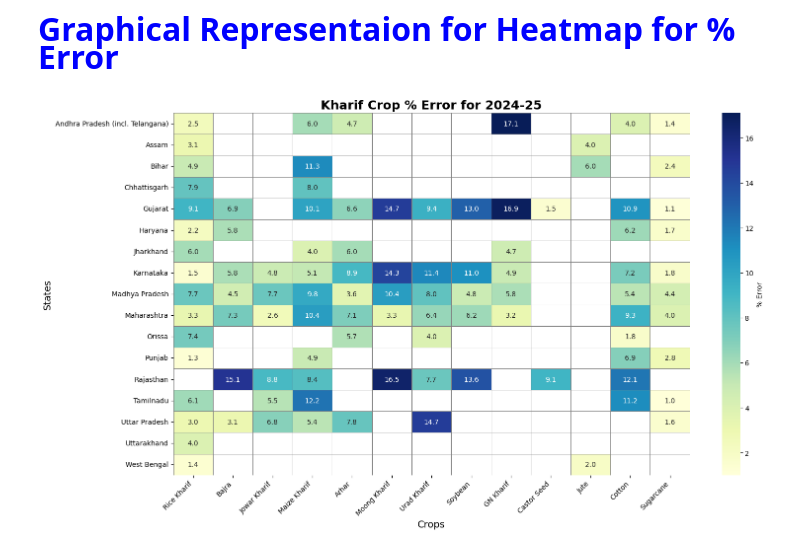
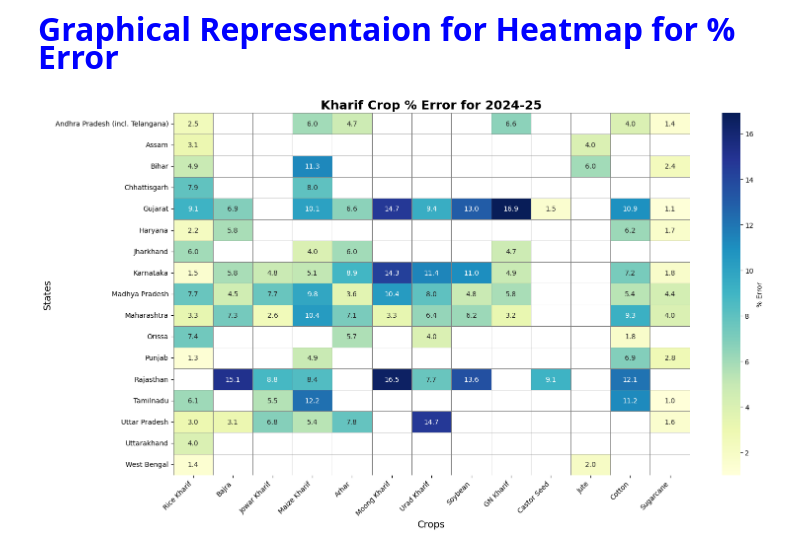
Before and after one commit to RajeshworM/Yield_Modelling_Automation, a Jupyter notebook: Heatmap.ipynb, the cells around one changed output. Drawn from its saved outputs; the diff is of its cells as text; code cells hidden in the pictures.

```diff
--- a/Heatmap.ipynb
+++ b/Heatmap.ipynb
@@ -18,32 +18,32 @@ data = {
     "Rice Kharif": [2.5, 3.1, 4.9, 7.9, 9.1, 2.2, 6, 1.5, 7.7, 3.3, 7.4, 1.3, np.nan, 6.1, 3, 4, 1.4],
     "Bajra": [np.nan, np.nan, np.nan, np.nan, 6.9, 5.8, np.nan, 5.8, 4.5, 7.3, np.nan, np.nan, 15.1, np.nan, 3.1, np.nan, np.nan],
     "Jowar Kharif": [np.nan, np.nan, np.nan, np.nan, np.nan, np.nan, np.nan, 4.8, 7.7, 2.6, np.nan, np.nan, 8.8, 5.5, 6.8, np.nan, np.nan],
     "Maize Kharif": [6, np.nan, 11.3, 8, 10.1, np.nan, 4, 5.1, 9.8, 10.4, np.nan, 4.9, 8.4, 12.2, 5.4, np.nan, np.nan],
     "Arhar": [4.7, np.nan, np.nan, np.nan, 6.6, np.nan, 6, 8.9, 3.6, 7.1, 5.7, np.nan, np.nan, np.nan, 7.8, np.nan, np.nan],
     "Moong Kharif": [np.nan, np.nan, np.nan, np.nan, 14.7, np.nan, np.nan, 14.3, 10.4, 3.3, np.nan, np.nan, 16.5, np.nan, np.nan, np.nan, np.nan],
     "Urad Kharif": [np.nan, np.nan, np.nan, np.nan, 9.4, np.nan, np.nan, 11.4, 8, 6.4, 4, np.nan, 7.7, np.nan, 14.7, np.nan, np.nan],
     "Soybean": [np.nan, np.nan, np.nan, np.nan, 13, np.nan, np.nan, 11, 4.8, 6.2, np.nan, np.nan, 13.6, np.nan, np.nan, np.nan, np.nan],
-    "GN Kharif": [17.1, np.nan, np.nan, np.nan, 16.9, np.nan, 4.7, 4.9, 5.8, 3.2, np.nan, np.nan, np.nan, np.nan, np.nan, np.nan, np.nan],
+    "GN Kharif": [6.6, np.nan, np.nan, np.nan, 16.9, np.nan, 4.7, 4.9, 5.8, 3.2, np.nan, np.nan, np.nan, np.nan, np.nan, np.nan, np.nan],
     "Castor Seed": [np.nan, np.nan, np.nan, np.nan, 1.5, np.nan, np.nan, np.nan, np.nan, np.nan, np.nan, np.nan, 9.1, np.nan, np.nan, np.nan, np.nan],
     "Jute": [np.nan, 4, 6, np.nan, np.nan, np.nan, np.nan, np.nan, np.nan, np.nan, np.nan, np.nan, np.nan, np.nan, np.nan, np.nan, 2],
     "Cotton": [4, np.nan, np.nan, np.nan, 10.9, 6.2, np.nan, 7.2, 5.4, 9.3, 1.8, 6.9, 12.1, 11.2, np.nan, np.nan, np.nan],
     "Sugarcane": [1.4, np.nan, 2.4, np.nan, 1.1, 1.7, np.nan, 1.8, 4.4, 4, np.nan, 2.8, np.nan, 1, 1.6, np.nan, np.nan]
 }
 
 df = pd.DataFrame(data)
 df.set_index("States", inplace=True)
 
 # Plotting the heatmap
 plt.figure(figsize=(16, 9))
 sns.heatmap(df, annot=True, fmt=".1f", cmap="YlGnBu",
             cbar_kws={'label': '% Error'}, linewidths=0.5, linecolor='gray')
 
 plt.title("Kharif Crop % Error for 2024-25", fontsize=18, weight='bold')
 plt.xlabel("Crops", fontsize=14)
 plt.ylabel("States", fontsize=14)
 plt.xticks(rotation=45, ha='right')
 plt.yticks(rotation=0)
 plt.tight_layout()
 plt.show()
 # %% [output]
-[figure, old version]
+[figure, new version]
```
Also changed, not shown: parts of 2 cells of this notebook.
